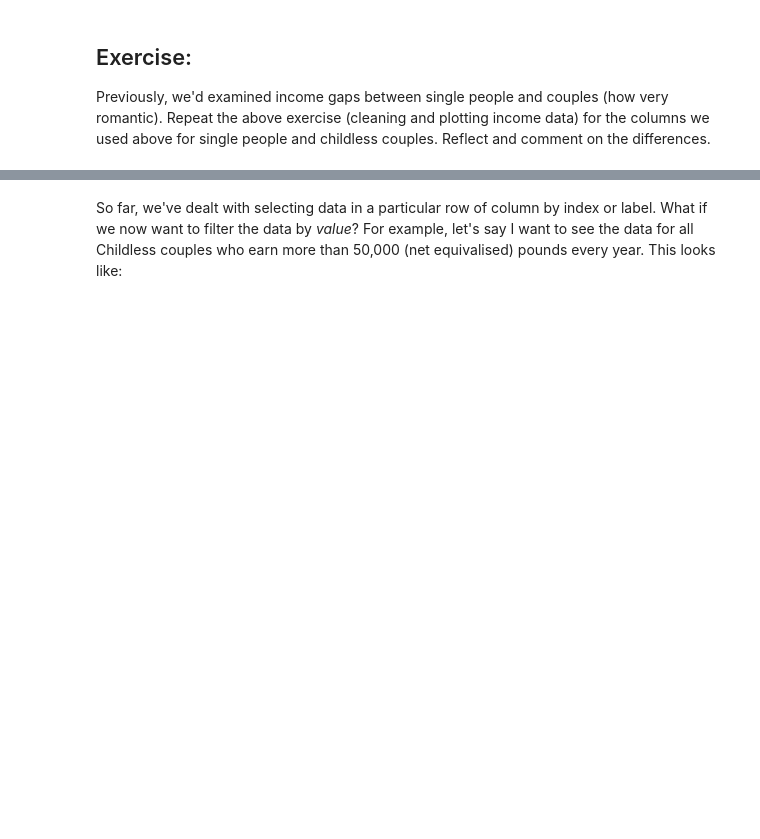
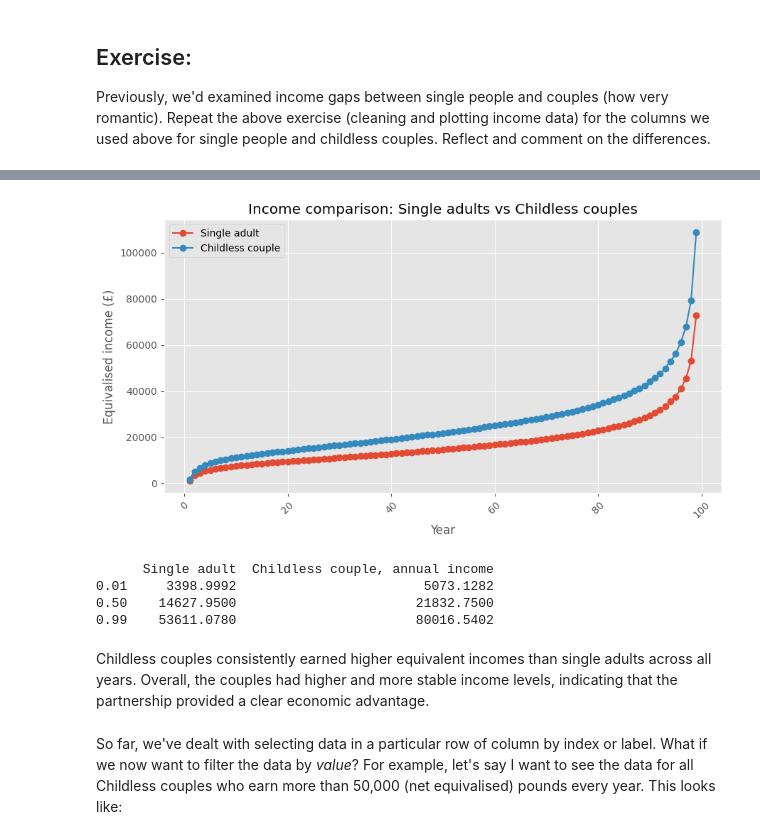
Before and after one commit to MYLCMY/QM2, a Jupyter notebook: notebooks/W02. Pandas.ipynb, the cells around one changed output, grey strips where cells are left out. Saved outputs shown, nothing was run; the diff lists cells and outputs as text; code cells hidden in the pictures; blank space fills up the shorter version.

```diff
--- a/notebooks/W02. Pandas.ipynb
+++ b/notebooks/W02. Pandas.ipynb
@@ -410,3 +321,42 @@ Add your reflection here.
+# %%
+import pandas as pd
+import matplotlib.pyplot as plt
+
+data_path = "./data/wk2/incomes.csv"
+income = pd.read_csv(data_path, index_col=0)
+
+df = income[['Single adult', 'Childless couple, annual income']].copy()
+
+for col in df.columns:
+    df[col] = (
+        df[col].astype(str)
+        .str.replace(",", "")
+        .str.replace("..", "")
+        .str.strip()
+    )
+    df[col] = pd.to_numeric(df[col], errors='coerce')
+
+plt.figure(figsize=(9,5))
+plt.plot(df.index, df['Single adult'], marker='o', label='Single adult')
+plt.plot(df.index, df['Childless couple, annual income'], marker='o', label='Childless couple')
+plt.xlabel("Year")
+plt.ylabel("Equivalised income (£)")
+plt.title("Income comparison: Single adults vs Childless couples")
+plt.xticks(rotation=45)
+plt.legend()
+plt.tight_layout()
+plt.show()
+
+percentiles = [0.01, 0.50, 0.99]
+print(df.quantile(percentiles))
+# %% [output]
+[figure, added]
+      Single adult  Childless couple, annual income
+0.01     3398.9992                        5073.1282
+0.50    14627.9500                       21832.7500
+0.99    53611.0780                       80016.5402
+# %% [markdown]
+Childless couples consistently earned higher equivalent incomes than single adults across all years. Overall, the couples had higher and more stable income levels, indicating that the partnership provided a clear economic advantage.
 # %% [markdown]
 So far, we've dealt with selecting data in a particular row of column by index or label. What if we now want to filter the data by *value*? For example, let's say I want to see the data for all Childless couples who earn more than 50,000 (net equivalised) pounds every year. This looks like:
 # %%
```
Also changed, not shown: parts of 16 cells of this notebook.
